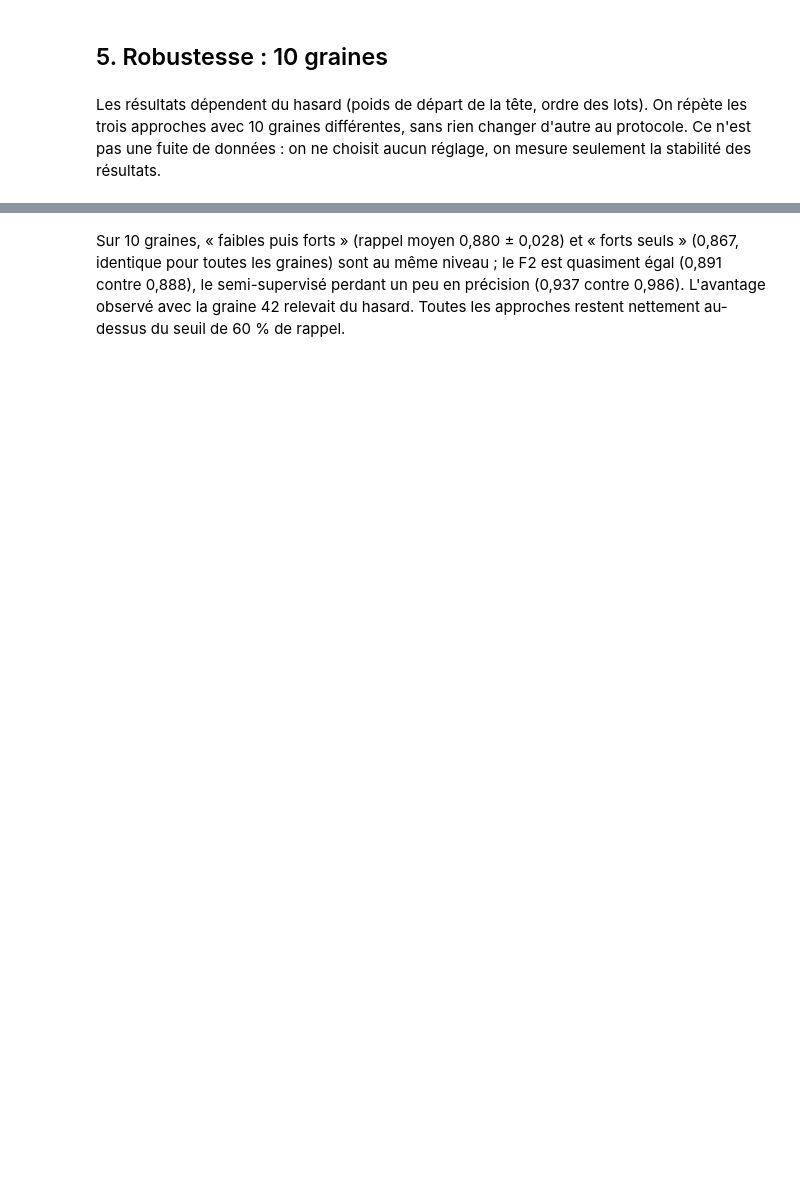
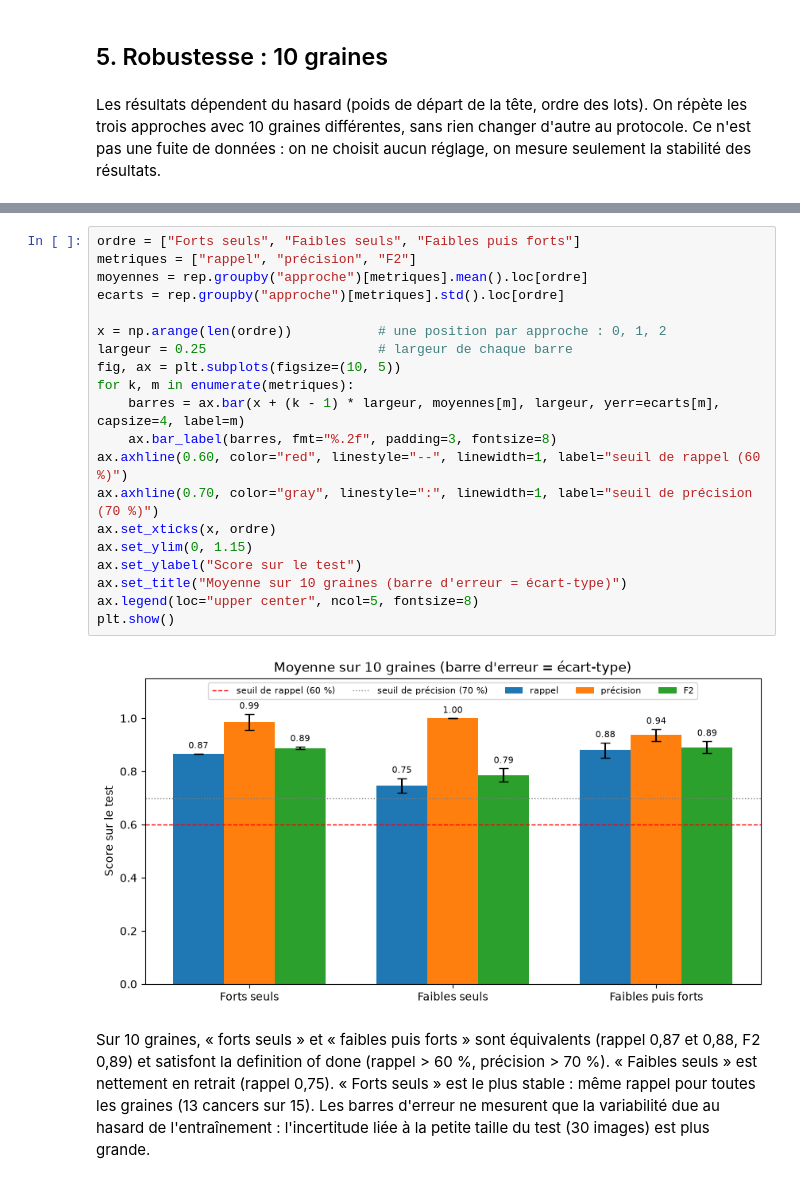
Before and after one commit to matthieudevivie/Projet-7---Labellisez-et-appliquez-des-approches-semi-supervisees-en-traitement-d-images, a Jupyter notebook: notebooks/04_semi_supervise.ipynb, the cells around one changed output, grey strips where cells are left out. Drawn from its saved outputs; the diff is of its cells as text; blank space fills up the shorter version.

```diff
--- a/notebooks/04_semi_supervise.ipynb
+++ b/notebooks/04_semi_supervise.ipynb
@@ -200,5 +224,27 @@ plt.show()
+# %%
+ordre = ["Forts seuls", "Faibles seuls", "Faibles puis forts"]
+metriques = ["rappel", "précision", "F2"]
+moyennes = rep.groupby("approche")[metriques].mean().loc[ordre]
+ecarts = rep.groupby("approche")[metriques].std().loc[ordre]
+
+x = np.arange(len(ordre))           # une position par approche : 0, 1, 2
+largeur = 0.25                      # largeur de chaque barre
+fig, ax = plt.subplots(figsize=(10, 5))
+for k, m in enumerate(metriques):
+    barres = ax.bar(x + (k - 1) * largeur, moyennes[m], largeur, yerr=ecarts[m], capsize=4, label=m)
+    ax.bar_label(barres, fmt="%.2f", padding=3, fontsize=8)
+ax.axhline(0.60, color="red", linestyle="--", linewidth=1, label="seuil de rappel (60 %)")
+ax.axhline(0.70, color="gray", linestyle=":", linewidth=1, label="seuil de précision (70 %)")
+ax.set_xticks(x, ordre)
+ax.set_ylim(0, 1.15)
+ax.set_ylabel("Score sur le test")
+ax.set_title("Moyenne sur 10 graines (barre d'erreur = écart-type)")
+ax.legend(loc="upper center", ncol=5, fontsize=8)
+plt.show()
+# %% [output]
+[figure, added]
 # %% [markdown]
-Sur 10 graines, « faibles puis forts » (rappel moyen 0,880 ± 0,028) et « forts seuls » (0,867, identique pour toutes les graines) sont au même niveau ; le F2 est quasiment égal (0,891 contre 0,888), le semi-supervisé perdant un peu en précision (0,937 contre 0,986). L'avantage observé avec la graine 42 relevait du hasard. Toutes les approches restent nettement au-dessus du seuil de 60 % de rappel.
+Sur 10 graines, « forts seuls » et « faibles puis forts » sont équivalents (rappel 0,87 et 0,88, F2 0,89) et satisfont la definition of done (rappel > 60 %, précision > 70 %). « Faibles seuls » est nettement en retrait (rappel 0,75). « Forts seuls » est le plus stable : même rappel pour toutes les graines (13 cancers sur 15). Les barres d'erreur ne mesurent que la variabilité due au hasard de l'entraînement : l'incertitude liée à la petite taille du test (30 images) est plus grande.
 # %% [markdown]
 ## Conclusion de l'étape 4 (baseline)
 
```
Also changed, not shown: parts of 5 cells of this notebook, 2 other files.
